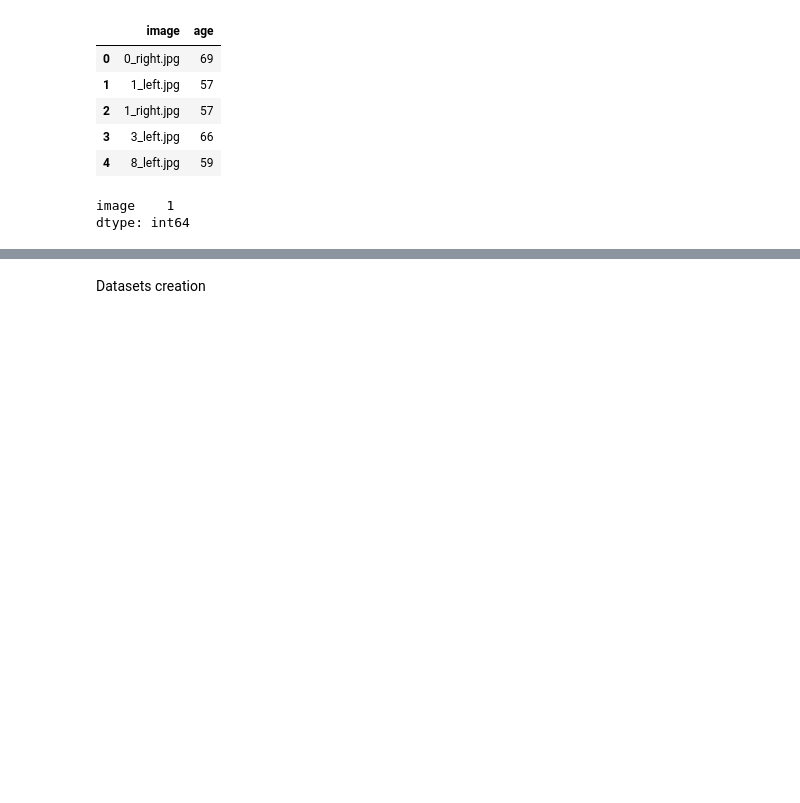
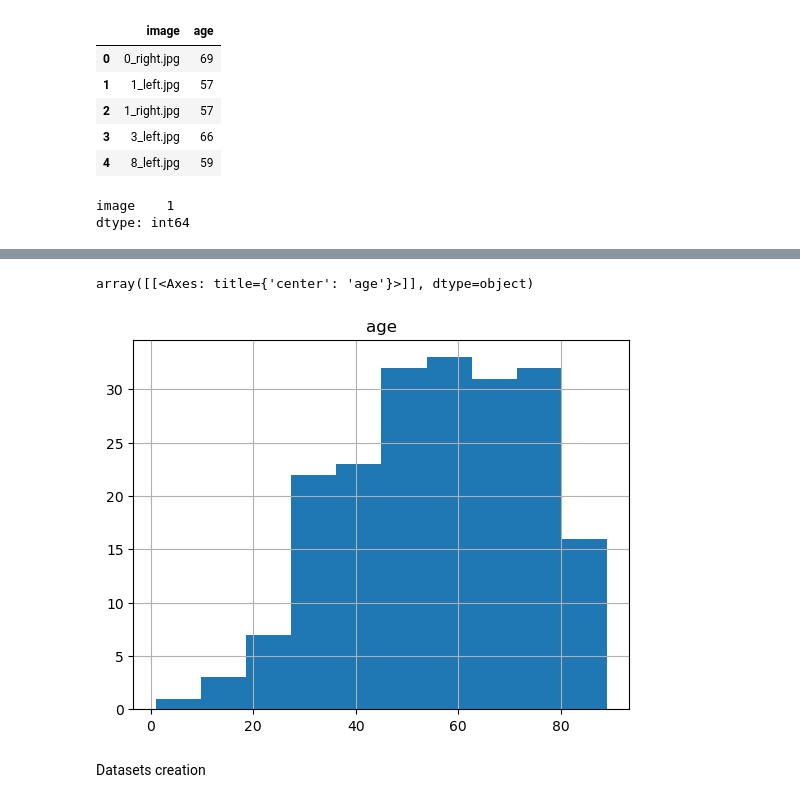
Before and after one commit to SAutum/fundusfunfunf, a Jupyter notebook: 02_transfer_learning_classification.ipynb, the cells around one changed output, grey strips where cells are left out. Cells and saved outputs as stored; diff of their text form; code cells hidden in the pictures; blank space fills up the shorter version.

```diff
--- a/02_transfer_learning_classification.ipynb
+++ b/02_transfer_learning_classification.ipynb
@@ -108,3 +101,8 @@ test.to_csv('labels_test.csv', index=False)
+# %%
+train.hist()
+# %% [output]
+array([[<Axes: title={'center': 'age'}>]], dtype=object)
+[figure, added]
 # %% [markdown]
 Datasets creation
 # %%
```
Also changed, not shown: parts of 21 cells of this notebook, 4 other files.
